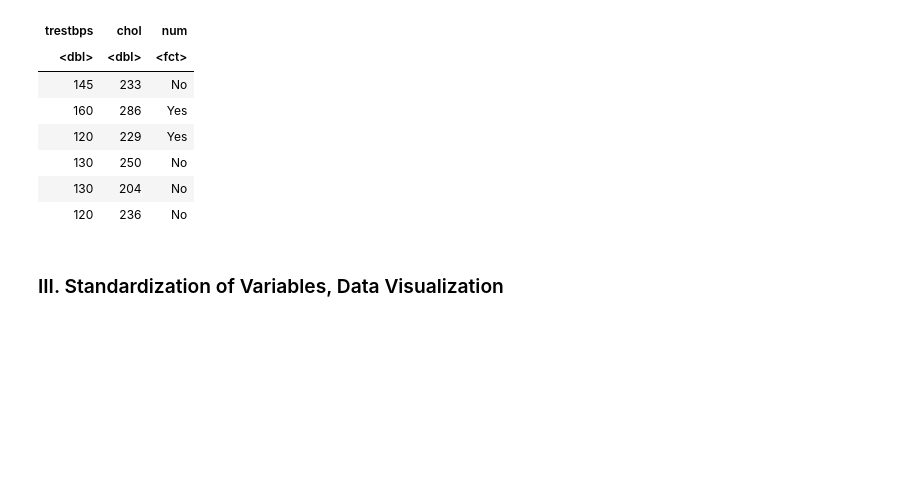
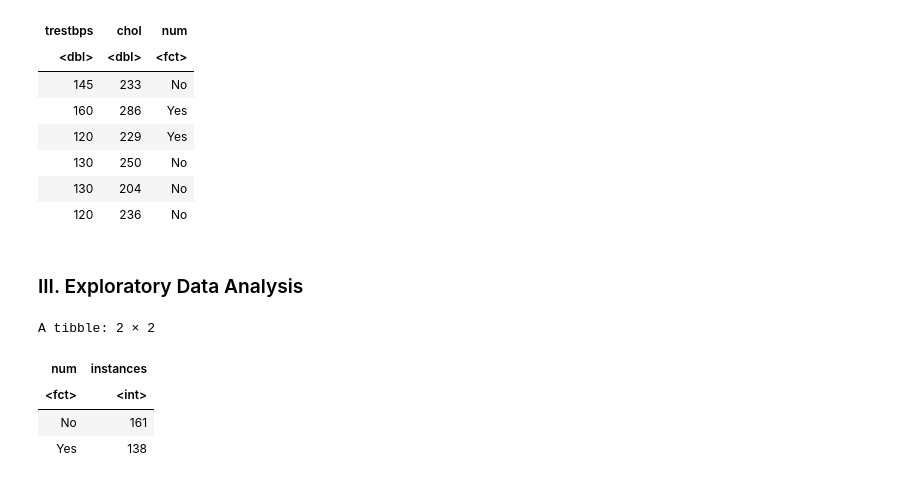
Before and after one commit to DrAstraeus/dsci-project-79964508, a Jupyter notebook: project_proposal.ipynb, the cells around one changed output. Cells and saved outputs as stored; diff of their text form; code cells hidden in the pictures; blank space fills up the shorter version.

```diff
--- a/project_proposal.ipynb
+++ b/project_proposal.ipynb
@@ -95,4 +103,4 @@ A tibble: 6 × 3
 | 130 | 204 | No |
 | 120 | 236 | No |
 # %% [markdown]
-### III. Standardization of Variables, Data Visualization
+### III. Exploratory Data Analysis
@@ -107,0 +107,11 @@ data_scaled <- data_recipe |>
+# %%
+instances <- heart_data |>
+    group_by(num) |>
+    summarize(instances = n())
+instances
+# %% [output]
+A tibble: 2 × 2
+| num | instances |
+| <fct> | <int> |
+| No | 161 |
+| Yes | 138 |
```
Also changed, not shown: parts of 9 cells of this notebook.
